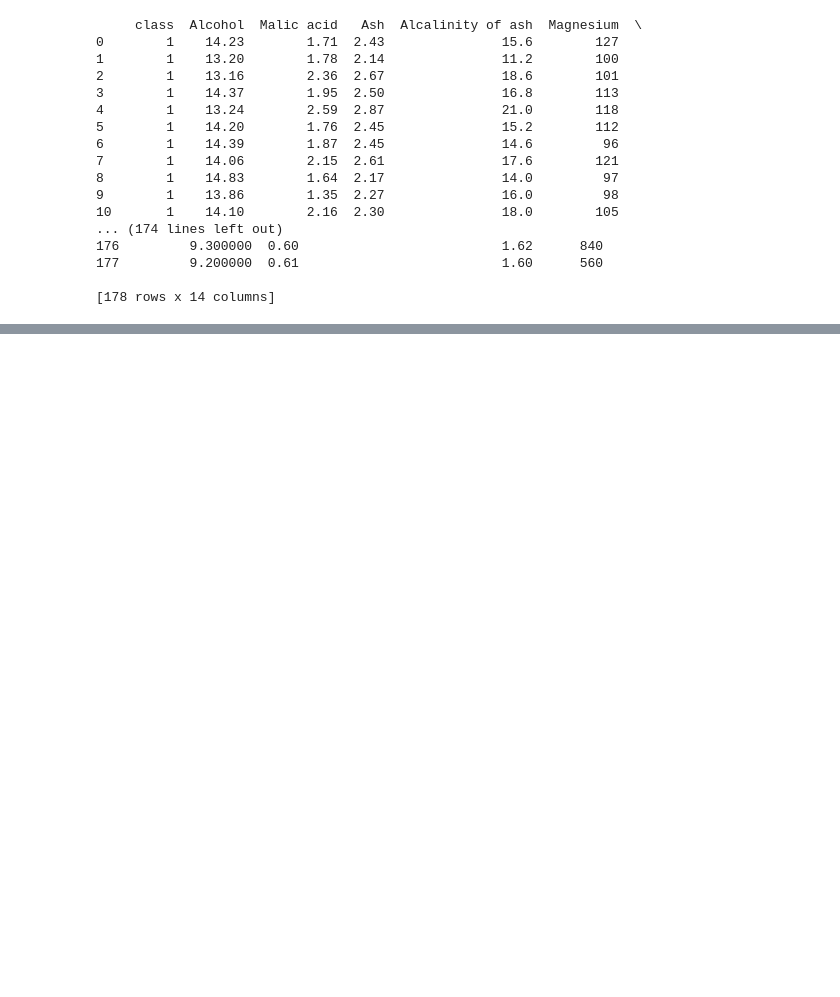
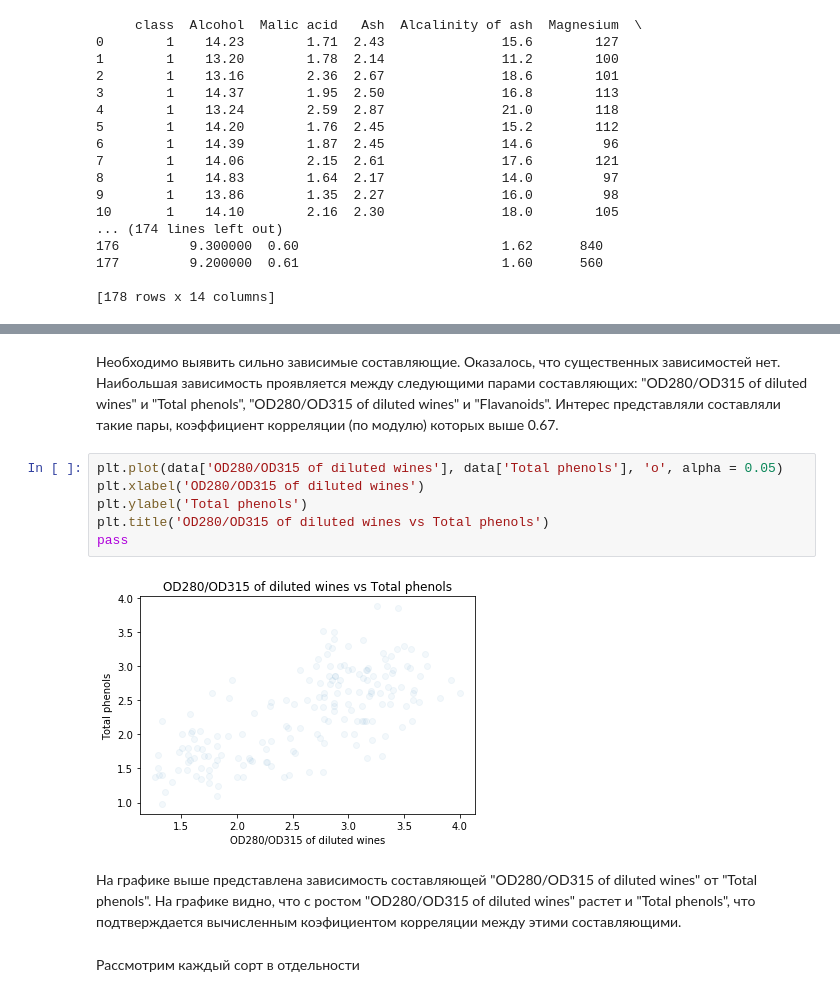
Before and after one commit to ipolyak/Data-Analysis, a Jupyter notebook: wine-analysis.ipynb, the cells around one changed output, grey strips where cells are left out. Cells and saved outputs as stored; diff of their text form; blank space fills up the shorter version.

```diff
--- a/wine-analysis.ipynb
+++ b/wine-analysis.ipynb
@@ -29,0 +139,14 @@ print(data)
+# %% [markdown]
+Необходимо выявить сильно зависимые составляющие. Оказалось, что существенных зависимостей нет. Наибольшая зависимость проявляется между следующими парами составляющих: "OD280/OD315 of diluted wines" и "Total phenols", "OD280/OD315 of diluted wines" и "Flavanoids". Интерес представляли составляли такие пары, коэффициент корреляции (по модулю) которых выше 0.67.
+# %%
+plt.plot(data['OD280/OD315 of diluted wines'], data['Total phenols'], 'o', alpha = 0.05)
+plt.xlabel('OD280/OD315 of diluted wines')
+plt.ylabel('Total phenols')
+plt.title('OD280/OD315 of diluted wines vs Total phenols')
+pass
+# %% [output]
+[figure, added]
+# %% [markdown]
+На графике выше представлена зависимость составляющей "OD280/OD315 of diluted wines" от "Total phenols". На графике видно, что с ростом "OD280/OD315 of diluted wines" растет и "Total phenols", что подтверждается вычисленным коэфициентом корреляции между этими составляющими.
+# %% [markdown]
+Рассмотрим каждый сорт в отдельности
```
Also changed, not shown: parts of 22 cells of this notebook.
